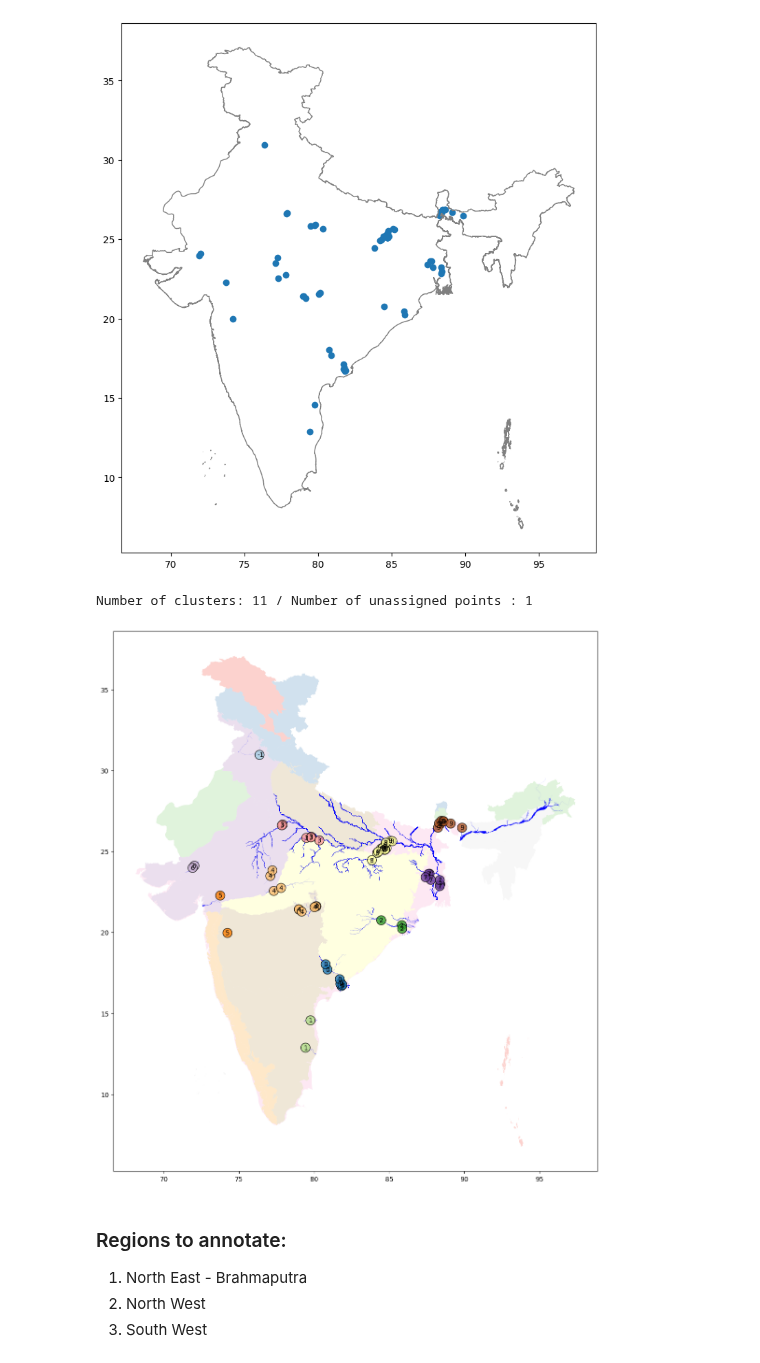
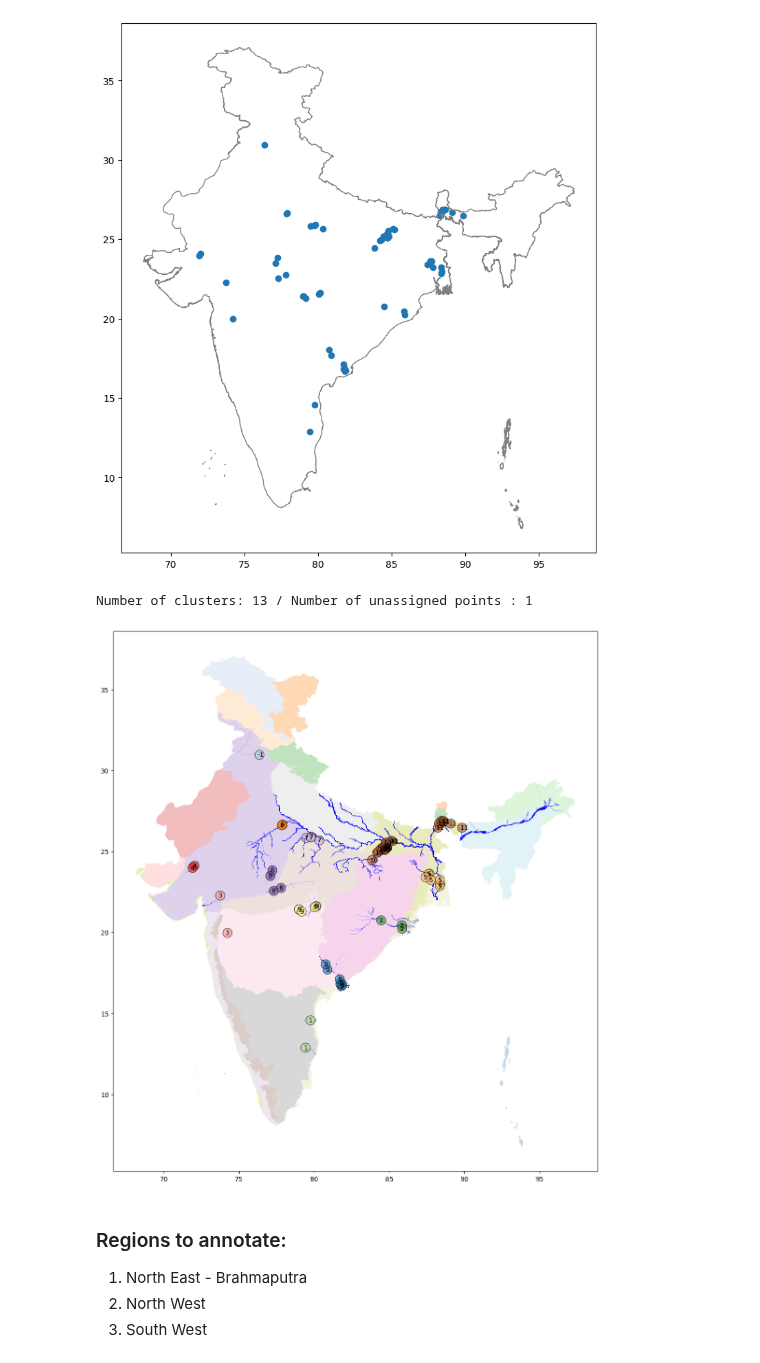
Before and after one commit to BerkeleySandProject/sandmining-watch, a Jupyter notebook: pretrain/get_validation_sites.ipynb, the cells around one changed output. Cells and saved outputs as stored; diff of their text form; code cells hidden in the pictures.

```diff
--- a/pretrain/get_validation_sites.ipynb
+++ b/pretrain/get_validation_sites.ipynb
@@ -129,11 +129,11 @@ df_india.plot(facecolor = 'None', edgecolor = 'grey', ax = ax)
 <AxesSubplot: >
 [figure]
 # %%
-gdf_all = cluster_observations(gdf_all, maximum_cluster_radius_km=200)
+gdf_all = cluster_observations(gdf_all, maximum_cluster_radius_km=150)
 visualize_clusters(gdf_all, rivers_gdf=rivers_india_merged ,background_gdfs=backgrounds)
 # %% [output]
-Number of clusters: 11 / Number of unassigned points : 1
+Number of clusters: 13 / Number of unassigned points : 1
-[figure, old version]
+[figure, new version]
 # %% [markdown]
 ### Regions to annotate:
 
```
Also changed, not shown: 7 other files.
